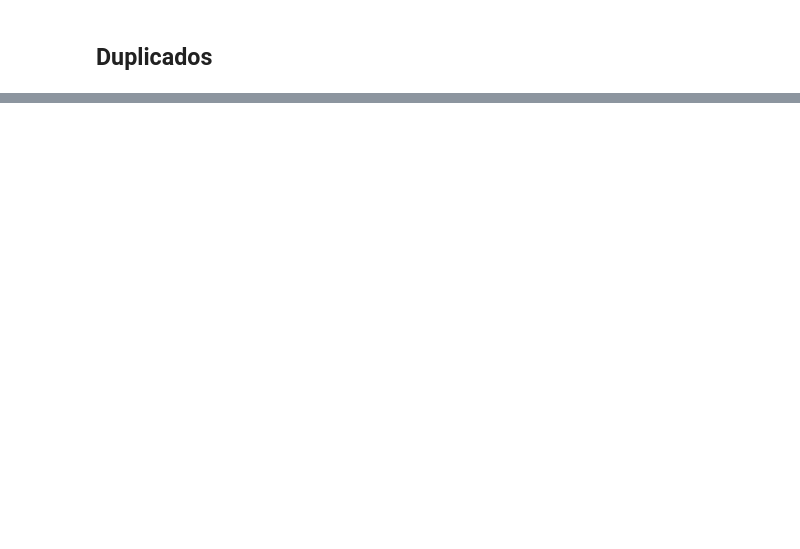
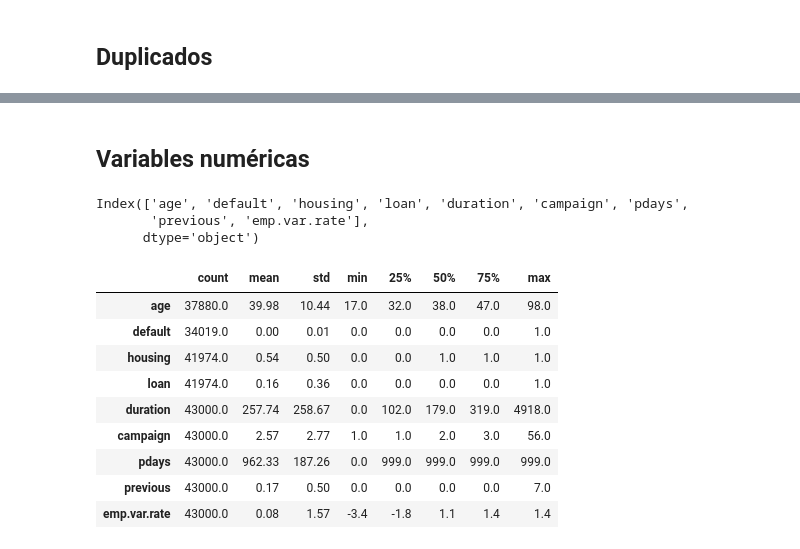
Before and after one commit to trhoudini/Proyecto-EDA, a Jupyter notebook: notebook/01-Analisis_preliminar.ipynb, the cells around one changed output, grey strips where cells are left out. Saved outputs shown, nothing was run; the diff lists cells and outputs as text; code cells hidden in the pictures; blank space fills up the shorter version.

```diff
--- a/notebook/01-Analisis_preliminar.ipynb
+++ b/notebook/01-Analisis_preliminar.ipynb
@@ -153,0 +232,2 @@ np.int64(0)
+# %% [markdown]
+## Variables numéricas
@@ -153,0 +236,19 @@ np.int64(0)
+# %%
+columnas_num
+# %% [output]
+Index(['age', 'default', 'housing', 'loan', 'duration', 'campaign', 'pdays',
+       'previous', 'emp.var.rate'],
+      dtype='object')
+# %%
+df.describe(include='number').T.round(2)
+# %% [output]
+|  | count | mean | std | min | 25% | 50% | 75% | max |
+| age | 37880.0 | 39.98 | 10.44 | 17.0 | 32.0 | 38.0 | 47.0 | 98.0 |
+| default | 34019.0 | 0.00 | 0.01 | 0.0 | 0.0 | 0.0 | 0.0 | 1.0 |
+| housing | 41974.0 | 0.54 | 0.50 | 0.0 | 0.0 | 1.0 | 1.0 | 1.0 |
+| loan | 41974.0 | 0.16 | 0.36 | 0.0 | 0.0 | 0.0 | 0.0 | 1.0 |
+| duration | 43000.0 | 257.74 | 258.67 | 0.0 | 102.0 | 179.0 | 319.0 | 4918.0 |
+| campaign | 43000.0 | 2.57 | 2.77 | 1.0 | 1.0 | 2.0 | 3.0 | 56.0 |
+| pdays | 43000.0 | 962.33 | 187.26 | 0.0 | 999.0 | 999.0 | 999.0 | 999.0 |
+| previous | 43000.0 | 0.17 | 0.50 | 0.0 | 0.0 | 0.0 | 0.0 | 7.0 |
+| emp.var.rate | 43000.0 | 0.08 | 1.57 | -3.4 | -1.8 | 1.1 | 1.4 | 1.4 |
```
Also changed, not shown: parts of 35 cells of this notebook.
